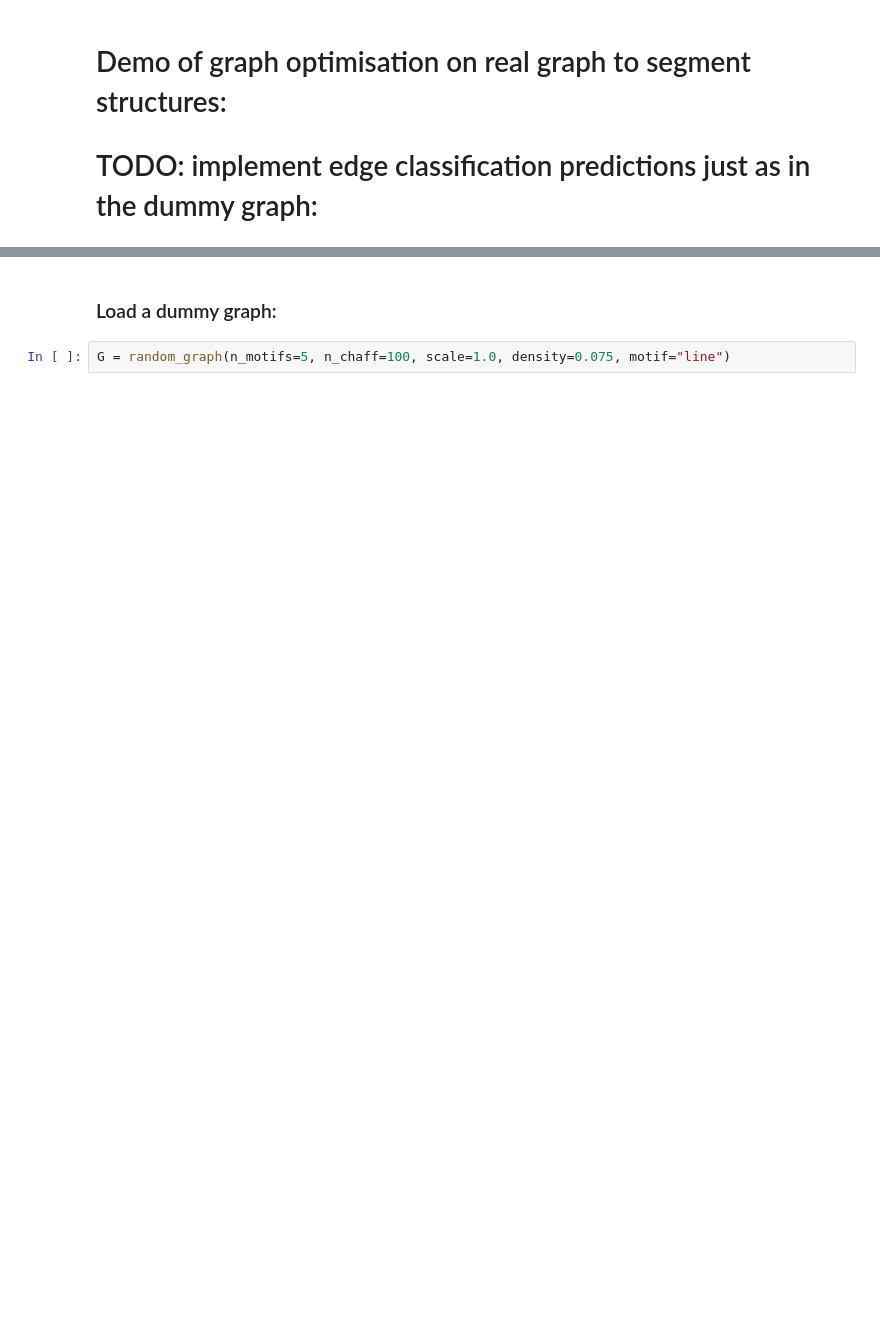
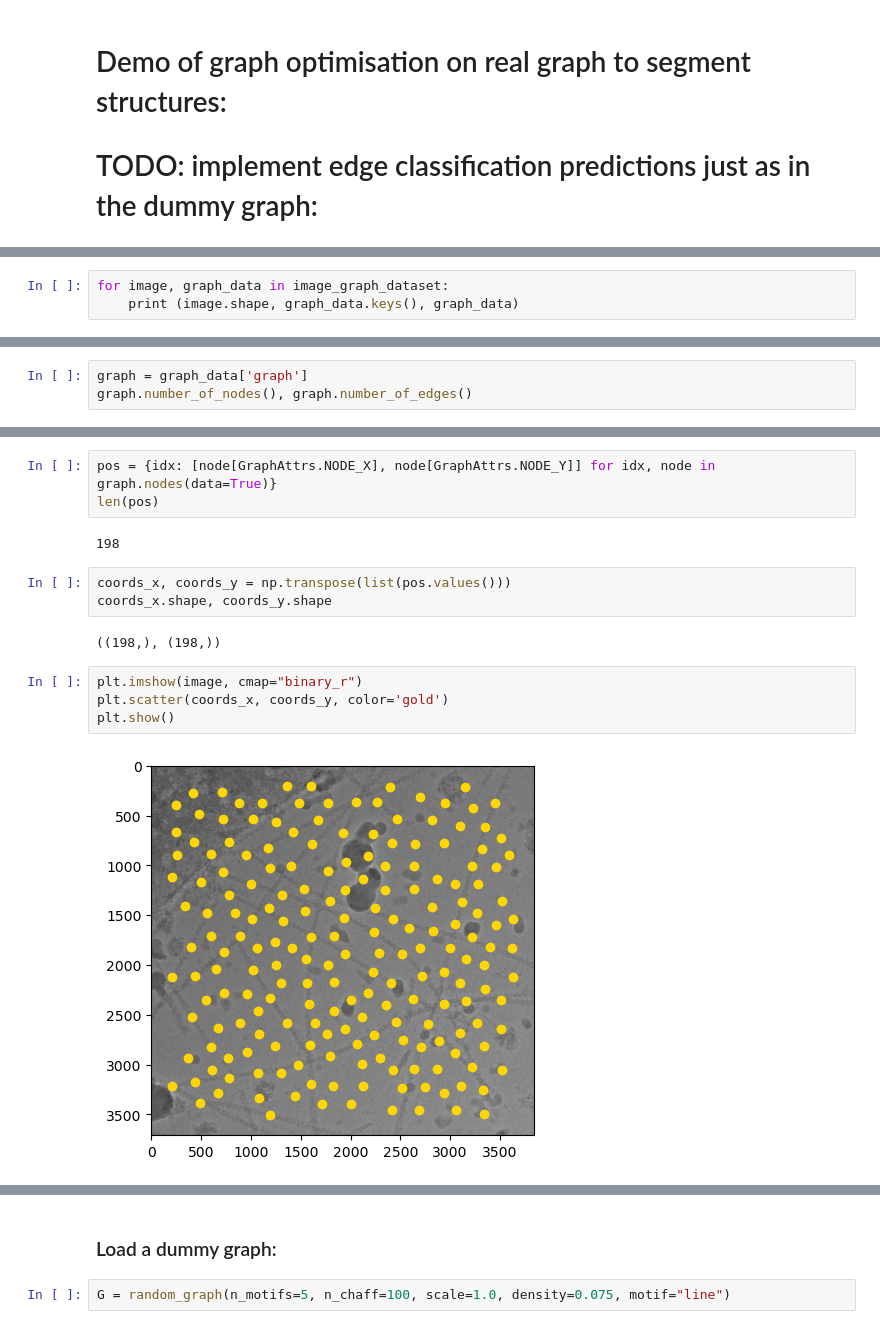
Before and after one commit to alan-turing-institute/grace, a Jupyter notebook: notebooks/optimise_graph.ipynb, the cells around one changed output, grey strips where cells are left out. Cells and saved outputs as stored; diff of their text form; blank space fills up the shorter version.

```diff
--- a/notebooks/optimise_graph.ipynb
+++ b/notebooks/optimise_graph.ipynb
@@ -17,0 +61,3 @@ from grace.models.optimise import optimise_graph
+# %%
+for image, graph_data in image_graph_dataset:
+    print (image.shape, graph_data.keys(), graph_data)
@@ -17,0 +66,3 @@ from grace.models.optimise import optimise_graph
+# %%
+graph = graph_data['graph']
+graph.number_of_nodes(), graph.number_of_edges()
@@ -17,0 +80,16 @@ from grace.models.optimise import optimise_graph
+# %%
+pos = {idx: [node[GraphAttrs.NODE_X], node[GraphAttrs.NODE_Y]] for idx, node in graph.nodes(data=True)}
+len(pos)
+# %% [output]
+198
+# %%
+coords_x, coords_y = np.transpose(list(pos.values()))
+coords_x.shape, coords_y.shape
+# %% [output]
+((198,), (198,))
+# %%
+plt.imshow(image, cmap="binary_r")
+plt.scatter(coords_x, coords_y, color='gold')
+plt.show()
+# %% [output]
+[figure, added]
```
Also changed, not shown: parts of 48 cells of this notebook, 8 other files.
